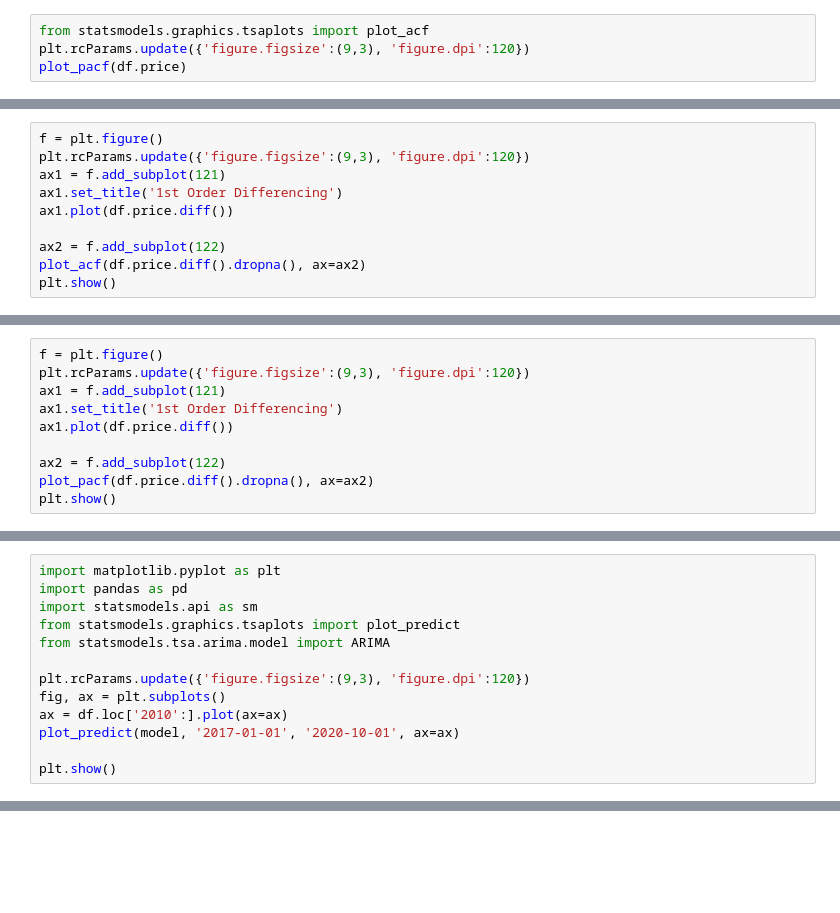
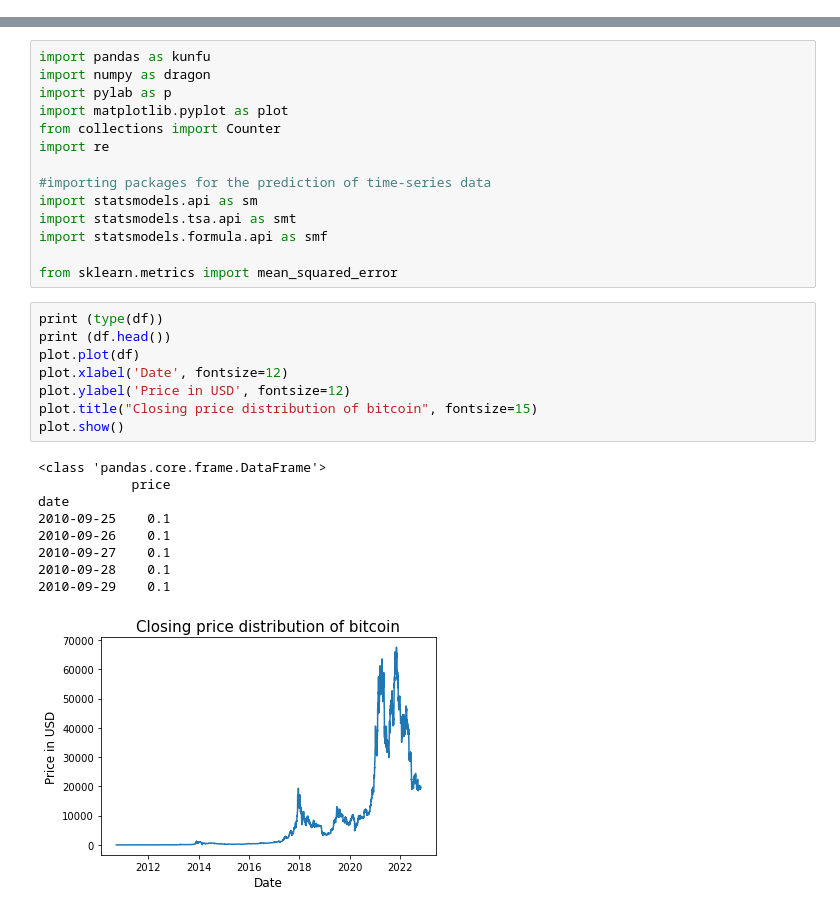
Before and after one commit to guevarch/projectchris, a Jupyter notebook: Final/BTC ARIMA1.ipynb, the cells around one changed output, grey strips where cells are left out. Cells and saved outputs as stored; diff of their text form; blank space fills up the shorter version.

```diff
--- a/Final/BTC ARIMA1.ipynb
+++ b/Final/BTC ARIMA1.ipynb
@@ -44,4 +0,0 @@ plot_acf(df.price)
-# %%
-from statsmodels.graphics.tsaplots import plot_acf
-plt.rcParams.update({'figure.figsize':(9,3), 'figure.dpi':120})
-plot_pacf(df.price)
@@ -51,10 +0,0 @@ plot_pacf(df.price)
-# %%
-f = plt.figure()
-plt.rcParams.update({'figure.figsize':(9,3), 'figure.dpi':120})
-ax1 = f.add_subplot(121)
-ax1.set_title('1st Order Differencing')
-ax1.plot(df.price.diff())
-
-ax2 = f.add_subplot(122)
-plot_acf(df.price.diff().dropna(), ax=ax2)
-plt.show()
@@ -72,10 +0,0 @@ p-value 7.278050522529046e-19
-# %%
-f = plt.figure()
-plt.rcParams.update({'figure.figsize':(9,3), 'figure.dpi':120})
-ax1 = f.add_subplot(121)
-ax1.set_title('1st Order Differencing')
-ax1.plot(df.price.diff())
-
-ax2 = f.add_subplot(122)
-plot_pacf(df.price.diff().dropna(), ax=ax2)
-plt.show()
@@ -106,13 +0,0 @@ Warnings:
-# %%
-import matplotlib.pyplot as plt
-import pandas as pd
-import statsmodels.api as sm
-from statsmodels.graphics.tsaplots import plot_predict
-from statsmodels.tsa.arima.model import ARIMA
-
-plt.rcParams.update({'figure.figsize':(9,3), 'figure.dpi':120})
-fig, ax = plt.subplots()
-ax = df.loc['2010':].plot(ax=ax)
-plot_predict(model, '2017-01-01', '2020-10-01', ax=ax)
-
-plt.show()
@@ -341,0 +32,32 @@ future_df[['price', 'forecast']].plot(figsize=(12, 8))
+# %%
+import pandas as kunfu
+import numpy as dragon
+import pylab as p
+import matplotlib.pyplot as plot
+from collections import Counter
+import re
+
+#importing packages for the prediction of time-series data
+import statsmodels.api as sm
+import statsmodels.tsa.api as smt
+import statsmodels.formula.api as smf
+
+from sklearn.metrics import mean_squared_error
+# %%
+print (type(df))
+print (df.head())
+plot.plot(df)
+plot.xlabel('Date', fontsize=12)
+plot.ylabel('Price in USD', fontsize=12)
+plot.title("Closing price distribution of bitcoin", fontsize=15)
+plot.show()
+# %% [output]
+<class 'pandas.core.frame.DataFrame'>
+            price
+date
+2010-09-25    0.1
+2010-09-26    0.1
+2010-09-27    0.1
+2010-09-28    0.1
+2010-09-29    0.1
+[figure, added]
```
Also changed, not shown: parts of 39 cells of this notebook, 10 other files.
